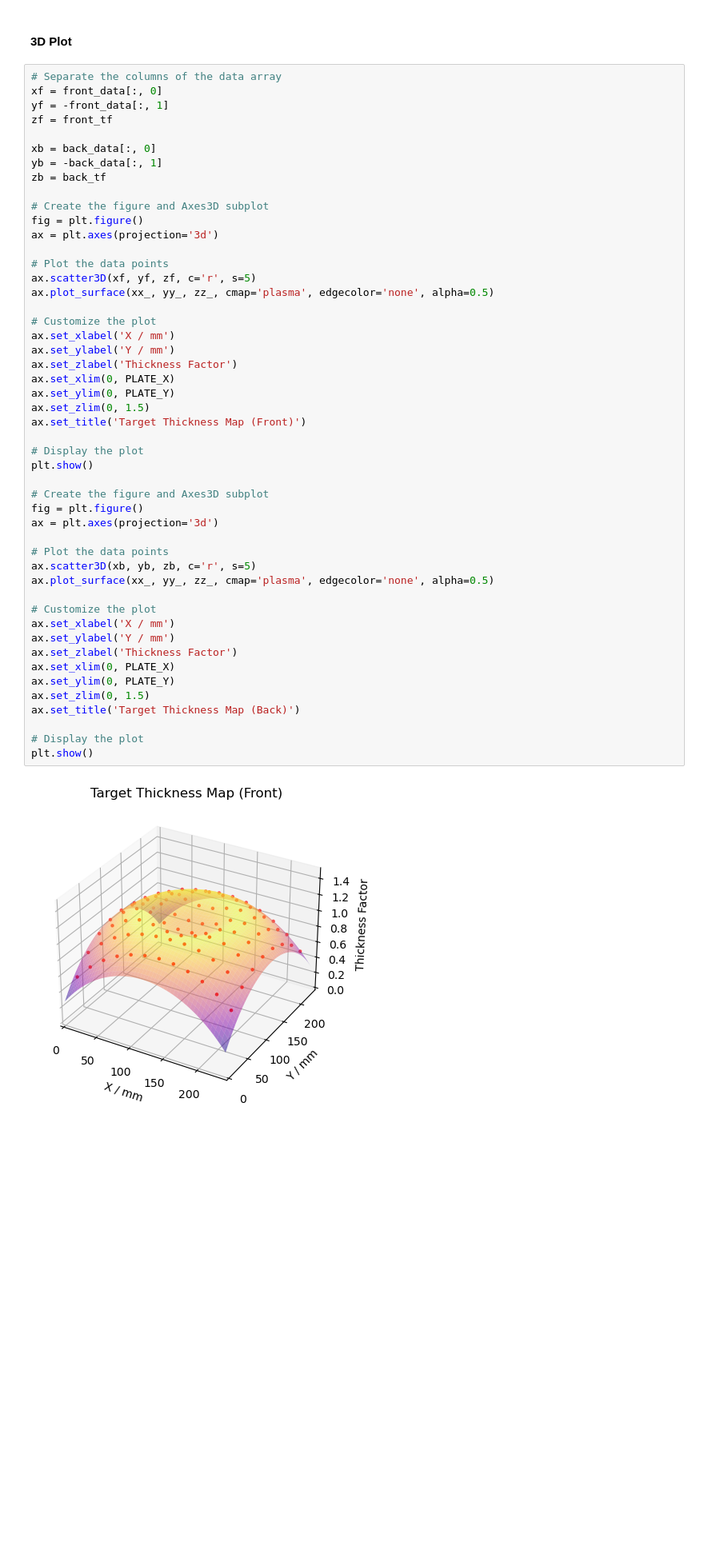
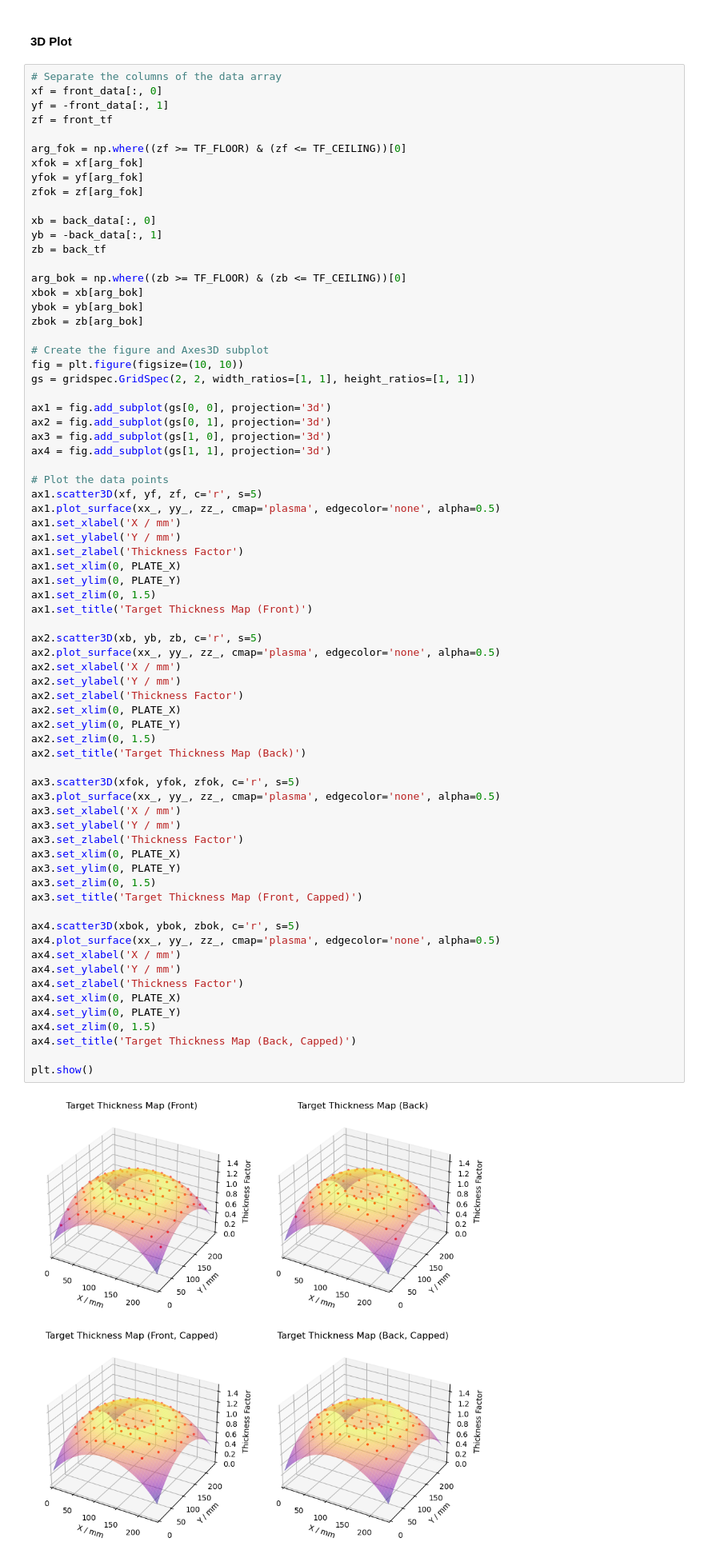
Before and after one commit to ryanlleung/TapeTargetry, a Jupyter notebook: tapeman.ipynb, the cells around one changed output. Shown at 80% size. Saved outputs shown, nothing was run; the diff lists cells and outputs as text; blank space fills up the shorter version.

```diff
--- a/tapeman.ipynb
+++ b/tapeman.ipynb
@@ -257,51 +311,73 @@ print(df.head().to_string(index=False, justify='center'))
 # %%
 # Separate the columns of the data array
 xf = front_data[:, 0]
 yf = -front_data[:, 1]
 zf = front_tf
 
+arg_fok = np.where((zf >= TF_FLOOR) & (zf <= TF_CEILING))[0]
+xfok = xf[arg_fok]
+yfok = yf[arg_fok]
+zfok = zf[arg_fok]
+
 xb = back_data[:, 0]
 yb = -back_data[:, 1]
 zb = back_tf
 
+arg_bok = np.where((zb >= TF_FLOOR) & (zb <= TF_CEILING))[0]
+xbok = xb[arg_bok]
+ybok = yb[arg_bok]
+zbok = zb[arg_bok]
+
 # Create the figure and Axes3D subplot
-fig = plt.figure()
-ax = plt.axes(projection='3d')
+fig = plt.figure(figsize=(10, 10))
+gs = gridspec.GridSpec(2, 2, width_ratios=[1, 1], height_ratios=[1, 1])
+
+ax1 = fig.add_subplot(gs[0, 0], projection='3d')
+ax2 = fig.add_subplot(gs[0, 1], projection='3d')
+ax3 = fig.add_subplot(gs[1, 0], projection='3d')
+ax4 = fig.add_subplot(gs[1, 1], projection='3d')
 
 # Plot the data points
-ax.scatter3D(xf, yf, zf, c='r', s=5)
-ax.plot_surface(xx_, yy_, zz_, cmap='plasma', edgecolor='none', alpha=0.5)
+ax1.scatter3D(xf, yf, zf, c='r', s=5)
+ax1.plot_surface(xx_, yy_, zz_, cmap='plasma', edgecolor='none', alpha=0.5)
+ax1.set_xlabel('X / mm')
+ax1.set_ylabel('Y / mm')
+ax1.set_zlabel('Thickness Factor')
+ax1.set_xlim(0, PLATE_X)
+ax1.set_ylim(0, PLATE_Y)
+ax1.set_zlim(0, 1.5)
+ax1.set_title('Target Thickness Map (Front)')
 
-# Customize the plot
-ax.set_xlabel('X / mm')
-ax.set_ylabel('Y / mm')
-ax.set_zlabel('Thickness Factor')
-ax.set_xlim(0, PLATE_X)
-ax.set_ylim(0, PLATE_Y)
-ax.set_zlim(0, 1.5)
-ax.set_title('Target Thickness Map (Front)')
+ax2.scatter3D(xb, yb, zb, c='r', s=5)
+ax2.plot_surface(xx_, yy_, zz_, cmap='plasma', edgecolor='none', alpha=0.5)
+ax2.set_xlabel('X / mm')
+ax2.set_ylabel('Y / mm')
+ax2.set_zlabel('Thickness Factor')
+ax2.set_xlim(0, PLATE_X)
+ax2.set_ylim(0, PLATE_Y)
+ax2.set_zlim(0, 1.5)
+ax2.set_title('Target Thickness Map (Back)')
 
-# Display the plot
+ax3.scatter3D(xfok, yfok, zfok, c='r', s=5)
+ax3.plot_surface(xx_, yy_, zz_, cmap='plasma', edgecolor='none', alpha=0.5)
+ax3.set_xlabel('X / mm')
+ax3.set_ylabel('Y / mm')
+ax3.set_zlabel('Thickness Factor')
+ax3.set_xlim(0, PLATE_X)
+ax3.set_ylim(0, PLATE_Y)
+ax3.set_zlim(0, 1.5)
+ax3.set_title('Target Thickness Map (Front, Capped)')
+
+ax4.scatter3D(xbok, ybok, zbok, c='r', s=5)
+ax4.plot_surface(xx_, yy_, zz_, cmap='plasma', edgecolor='none', alpha=0.5)
+ax4.set_xlabel('X / mm')
+ax4.set_ylabel('Y / mm')
+ax4.set_zlabel('Thickness Factor')
+ax4.set_xlim(0, PLATE_X)
+ax4.set_ylim(0, PLATE_Y)
+ax4.set_zlim(0, 1.5)
+ax4.set_title('Target Thickness Map (Back, Capped)')
+
 plt.show()
-
-# Create the figure and Axes3D subplot
-fig = plt.figure()
-ax = plt.axes(projection='3d')
-
-# Plot the data points
-ax.scatter3D(xb, yb, zb, c='r', s=5)
-ax.plot_surface(xx_, yy_, zz_, cmap='plasma', edgecolor='none', alpha=0.5)
-
-# Customize the plot
-ax.set_xlabel('X / mm')
-ax.set_ylabel('Y / mm')
-ax.set_zlabel('Thickness Factor')
-ax.set_xlim(0, PLATE_X)
-ax.set_ylim(0, PLATE_Y)
-ax.set_zlim(0, 1.5)
-ax.set_title('Target Thickness Map (Back)')
-
-# Display the plot
-plt.show()
 # %% [output]
-[figure, old version]
+[figure, new version]
```
Also changed, not shown: parts of 7 cells of this notebook, 2 other files.
